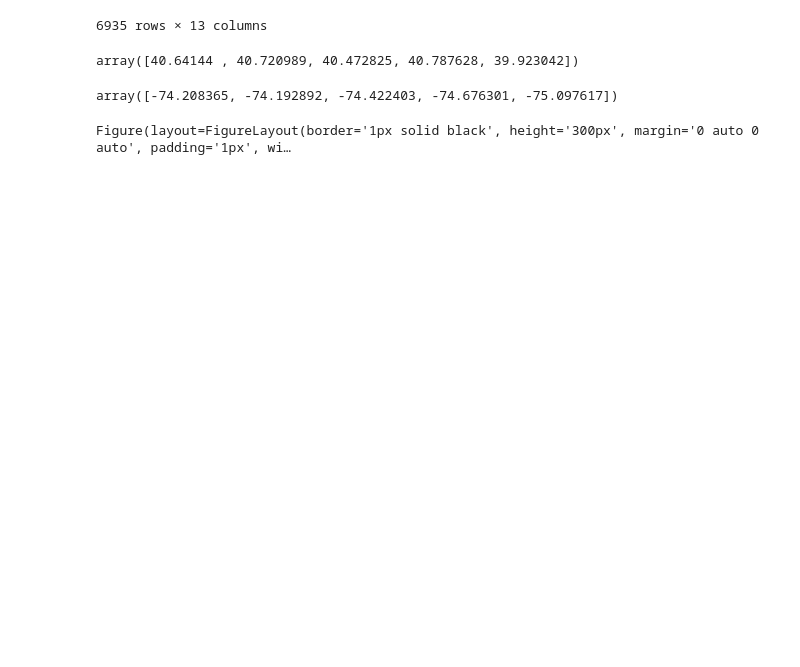
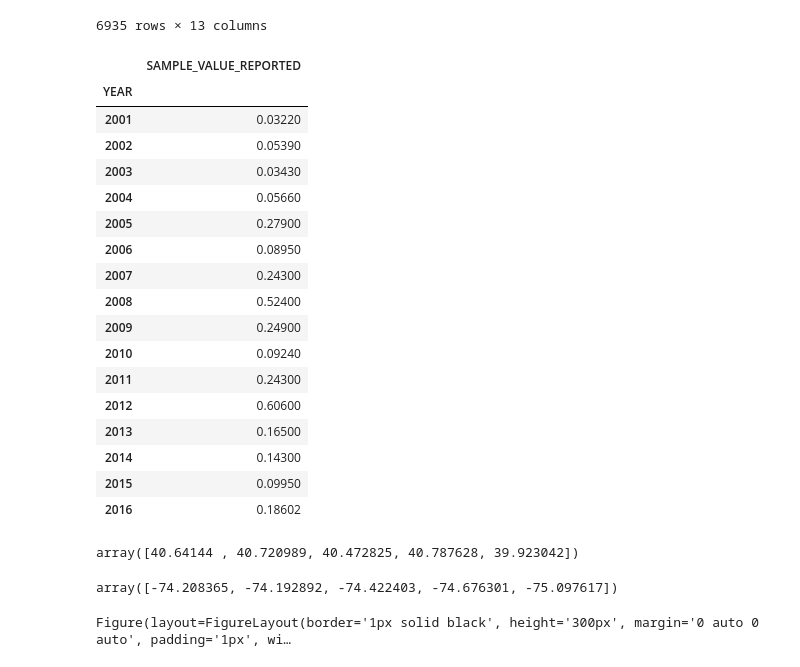
Before and after one commit to jjjjjeb/NJAir_EDA, a Jupyter notebook: Chromium/Chromium.ipynb, the cells around one changed output. Saved outputs shown, nothing was run; the diff lists cells and outputs as text; code cells hidden in the pictures; blank space fills up the shorter version.

```diff
--- a/Chromium/Chromium.ipynb
+++ b/Chromium/Chromium.ipynb
@@ -165,6 +165,31 @@ sorted_date_PM2
 | 8049 | PM2.5 SPECIATION NETWORK | 2001 | 2 | 19-May-01 | 00:00 | 24 HOURS | 0.00163 | ... |
 | 7628 | PM2.5 SPECIATION NETWORK | 2001 | 4 | 16-Oct-01 | 00:00 | 24 HOURS | 0.00084 | ... |
 6935 rows × 13 columns
+# %%
+grouped_city= PM2_program_df.groupby(["YEAR"])
+
+year = pd.DataFrame(grouped_city["SAMPLE_VALUE_REPORTED"].max())
+
+year
+# %% [output]
+|  | SAMPLE_VALUE_REPORTED |
+| YEAR |  |
+| 2001 | 0.03220 |
+| 2002 | 0.05390 |
+| 2003 | 0.03430 |
+| 2004 | 0.05660 |
+| 2005 | 0.27900 |
+| 2006 | 0.08950 |
+| 2007 | 0.24300 |
+| 2008 | 0.52400 |
+| 2009 | 0.24900 |
+| 2010 | 0.09240 |
+| 2011 | 0.24300 |
+| 2012 | 0.60600 |
+| 2013 | 0.16500 |
+| 2014 | 0.14300 |
+| 2015 | 0.09950 |
+| 2016 | 0.18602 |
 # %%
 unique=sorted_date_PM2["MONITOR_LATITUDE"].unique()
 unique
```
Also changed, not shown: parts of 10 cells of this notebook.
